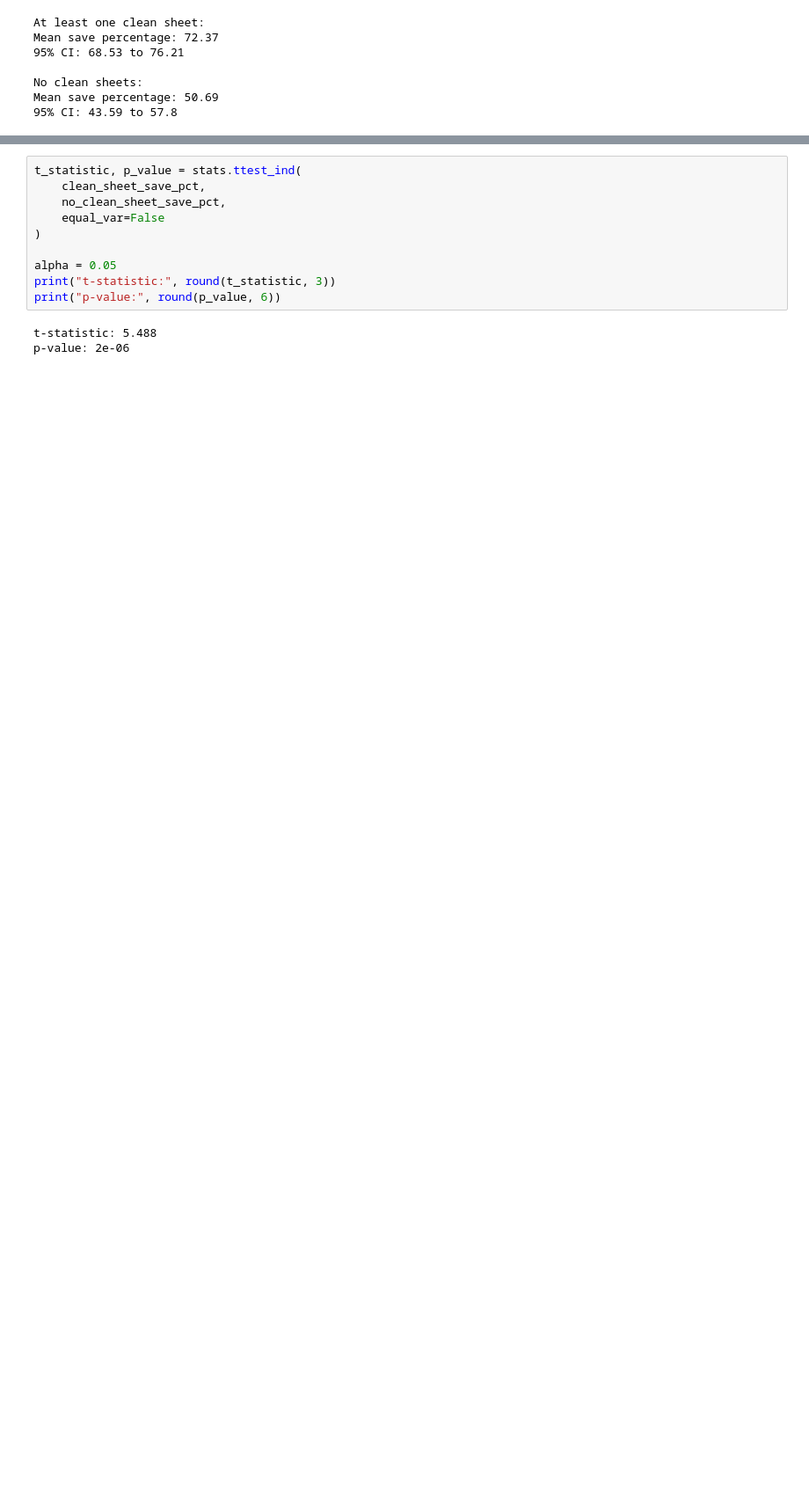
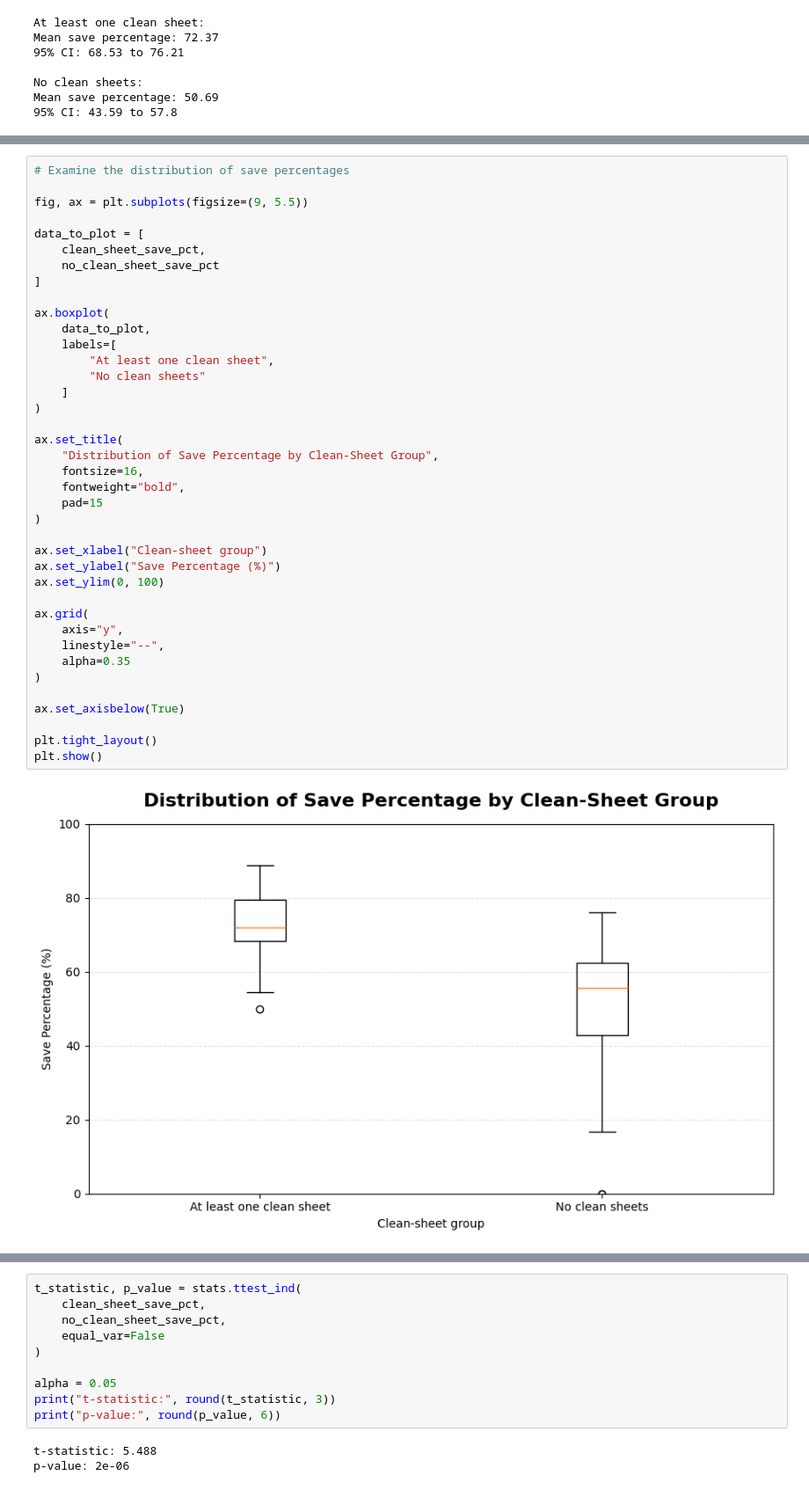
Before and after one commit to ashoktamang002/Foundation-of-Data-Science, a Jupyter notebook: Assessment 2 Solution/Analytic Task 4/Task4.ipynb, the cells around one changed output, grey strips where cells are left out. Shown at 88% size. Cells and saved outputs as stored; diff of their text form; blank space fills up the shorter version.

```diff
--- a/Assessment 2 Solution/Analytic Task 4/Task4.ipynb
+++ b/Assessment 2 Solution/Analytic Task 4/Task4.ipynb
@@ -151,0 +310,41 @@ Mean save percentage: 50.69
+# %%
+# Examine the distribution of save percentages
+
+fig, ax = plt.subplots(figsize=(9, 5.5))
+
+data_to_plot = [
+    clean_sheet_save_pct,
+    no_clean_sheet_save_pct
+]
+
+ax.boxplot(
+    data_to_plot,
+    labels=[
+        "At least one clean sheet",
+        "No clean sheets"
+    ]
+)
+
+ax.set_title(
+    "Distribution of Save Percentage by Clean-Sheet Group",
+    fontsize=16,
+    fontweight="bold",
+    pad=15
+)
+
+ax.set_xlabel("Clean-sheet group")
+ax.set_ylabel("Save Percentage (%)")
+ax.set_ylim(0, 100)
+
+ax.grid(
+    axis="y",
+    linestyle="--",
+    alpha=0.35
+)
+
+ax.set_axisbelow(True)
+
+plt.tight_layout()
+plt.show()
+# %% [output]
+[figure, added]
```
Also changed, not shown: parts of 25 cells of this notebook.
